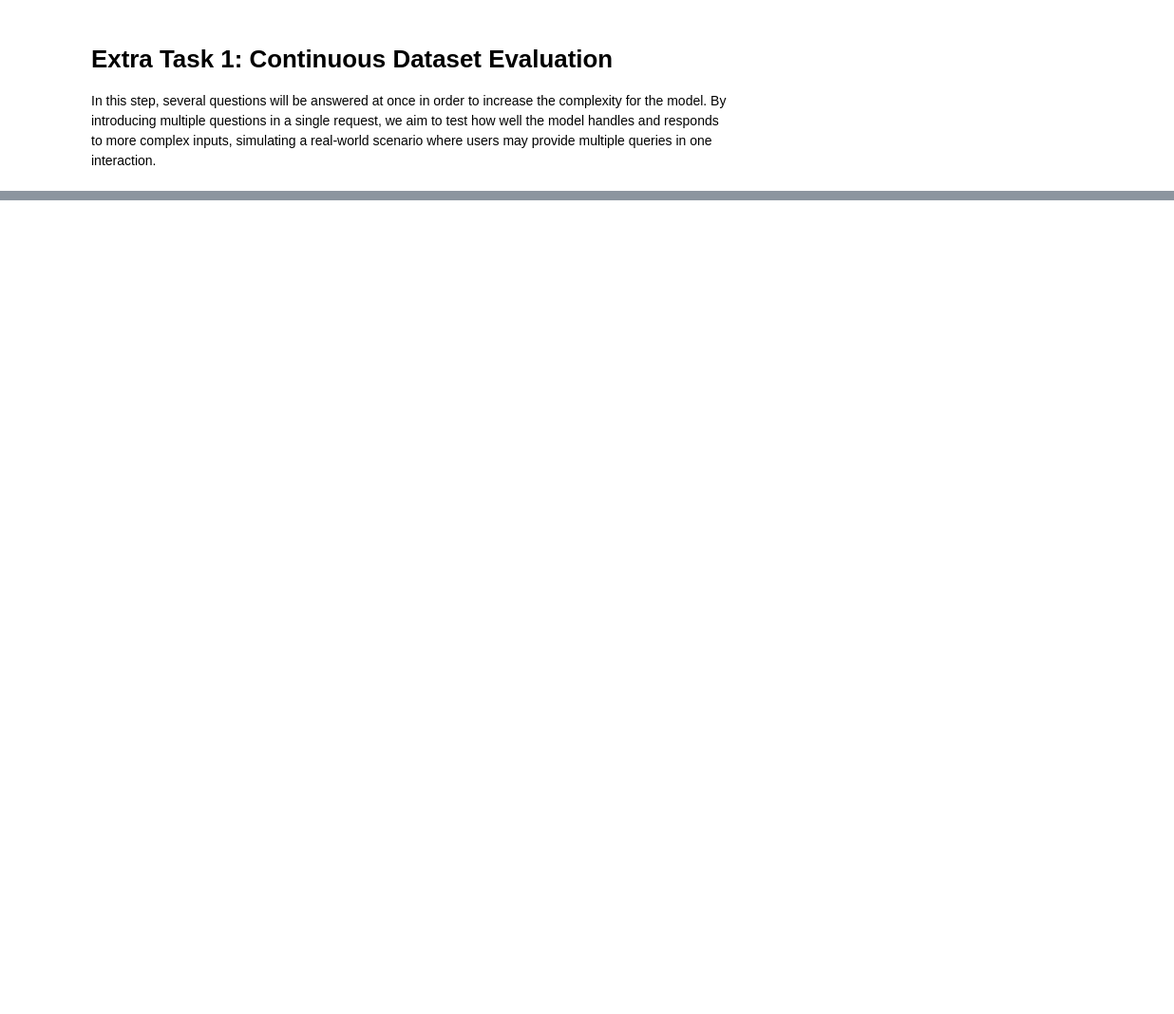
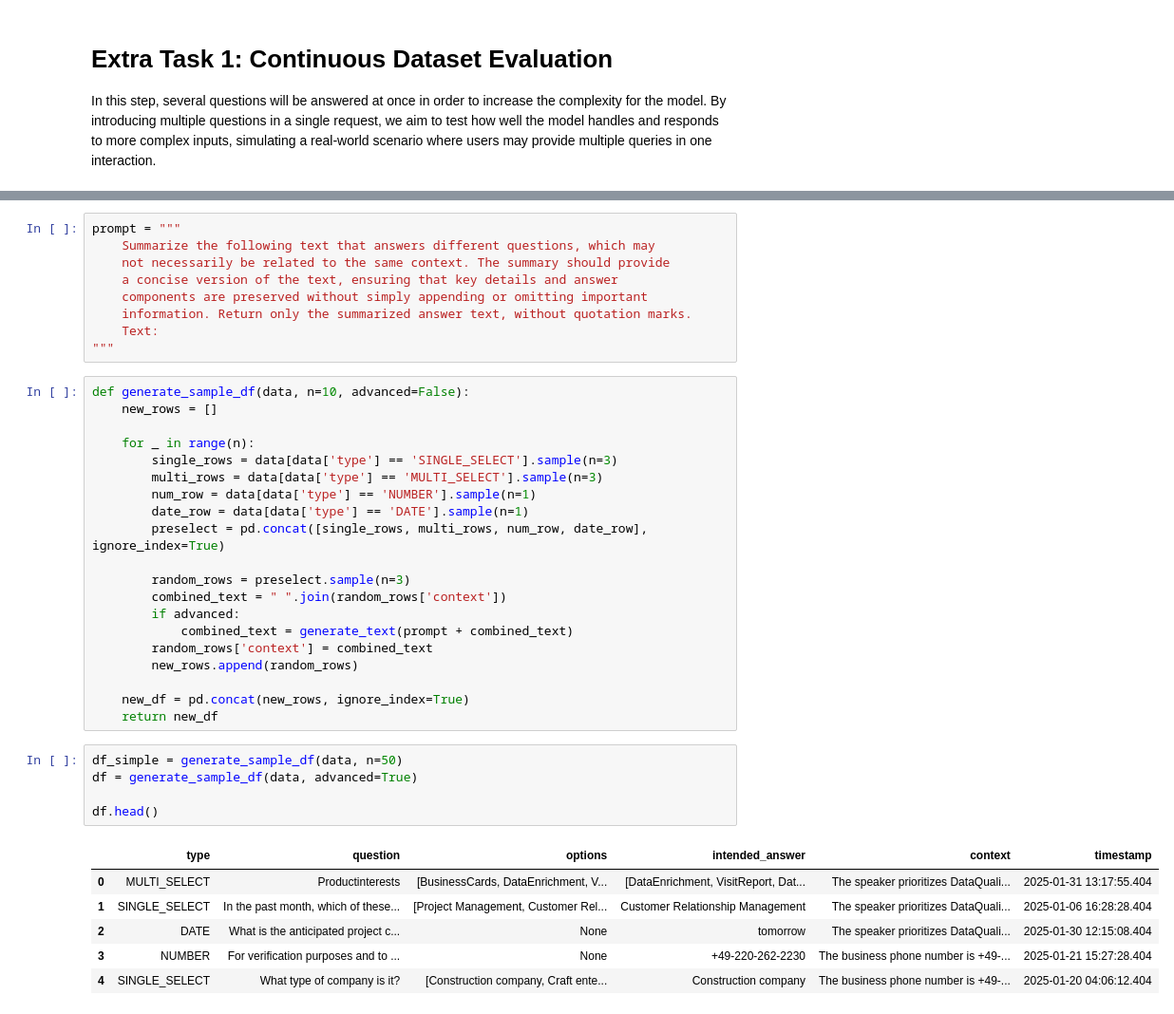
Before and after one commit to croco22/CapstoneProjectTDS, a Jupyter notebook: notebooks/03_Dataset_Continuous.ipynb, the cells around one changed output, grey strips where cells are left out. Shown at 95% size. Cells and saved outputs as stored; diff of their text form; blank space fills up the shorter version.

```diff
--- a/notebooks/03_Dataset_Continuous.ipynb
+++ b/notebooks/03_Dataset_Continuous.ipynb
@@ -109,0 +69,41 @@ df.head()
+# %%
+prompt = """
+    Summarize the following text that answers different questions, which may
+    not necessarily be related to the same context. The summary should provide
+    a concise version of the text, ensuring that key details and answer
+    components are preserved without simply appending or omitting important
+    information. Return only the summarized answer text, without quotation marks.
+    Text:
+"""
+# %%
+def generate_sample_df(data, n=10, advanced=False):
+    new_rows = []
+
+    for _ in range(n):
+        single_rows = data[data['type'] == 'SINGLE_SELECT'].sample(n=3)
+        multi_rows = data[data['type'] == 'MULTI_SELECT'].sample(n=3)
+        num_row = data[data['type'] == 'NUMBER'].sample(n=1)
+        date_row = data[data['type'] == 'DATE'].sample(n=1)
+        preselect = pd.concat([single_rows, multi_rows, num_row, date_row], ignore_index=True)
+
+        random_rows = preselect.sample(n=3)
+        combined_text = " ".join(random_rows['context'])
+        if advanced:
+            combined_text = generate_text(prompt + combined_text)
+        random_rows['context'] = combined_text
+        new_rows.append(random_rows)
+
+    new_df = pd.concat(new_rows, ignore_index=True)
+    return new_df
+# %%
+df_simple = generate_sample_df(data, n=50)
+df = generate_sample_df(data, advanced=True)
+
+df.head()
+# %% [output]
+|  | type | question | options | intended_answer | context | timestamp |
+| 0 | MULTI_SELECT | Productinterests | [BusinessCards, DataEnrichment, V... | [DataEnrichment, VisitReport, Dat... | The speaker prioritizes DataQuali... | 2025-01-31 13:17:55.404 |
+| 1 | SINGLE_SELECT | In the past month, which of these... | [Project Management, Customer Rel... | Customer Relationship Management | The speaker prioritizes DataQuali... | 2025-01-06 16:28:28.404 |
+| 2 | DATE | What is the anticipated project c... | None | tomorrow | The speaker prioritizes DataQuali... | 2025-01-30 12:15:08.404 |
+| 3 | NUMBER | For verification purposes and to ... | None | +49-220-262-2230 | The business phone number is +49-... | 2025-01-21 15:27:28.404 |
+| 4 | SINGLE_SELECT | What type of company is it? | [Construction company, Craft ente... | Construction company | The business phone number is +49-... | 2025-01-20 04:06:12.404 |
```
Also changed, not shown: parts of 21 cells of this notebook.
